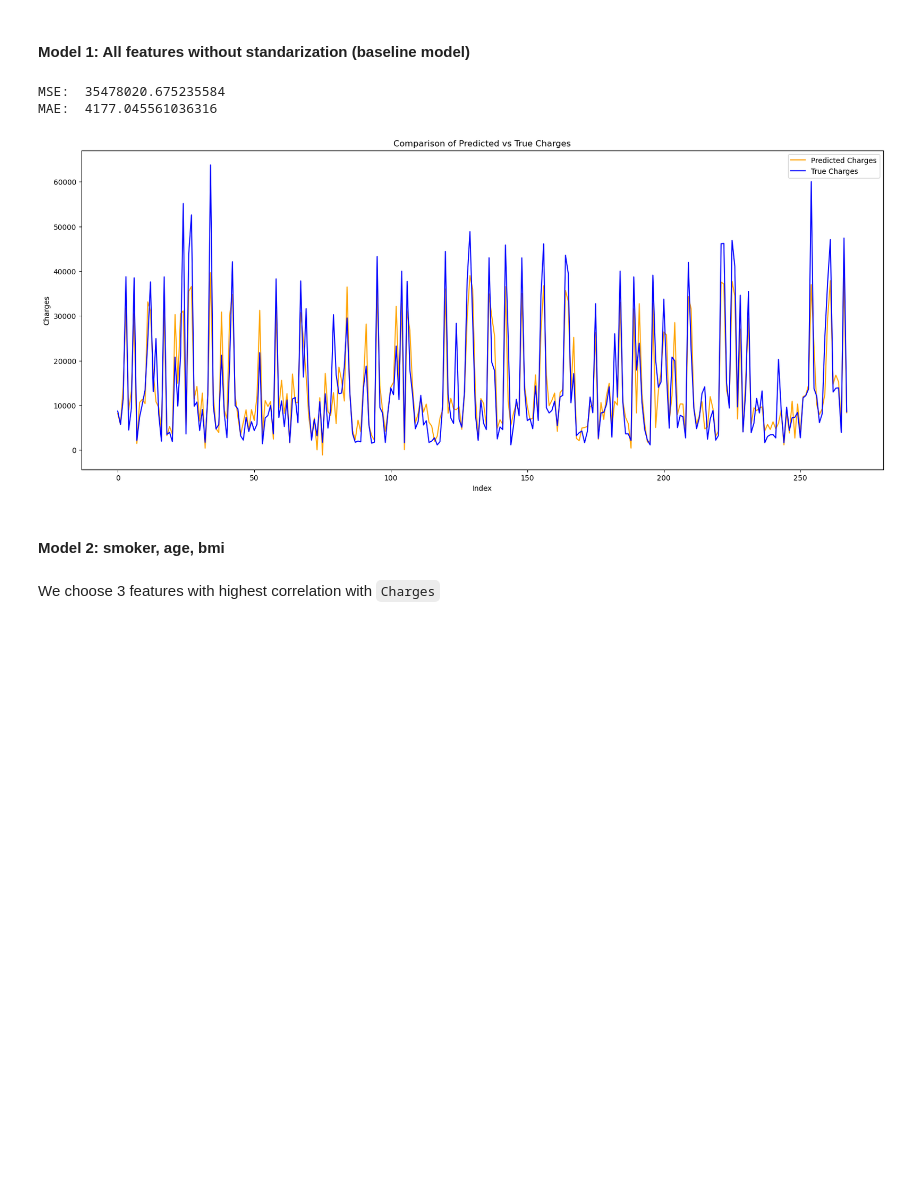
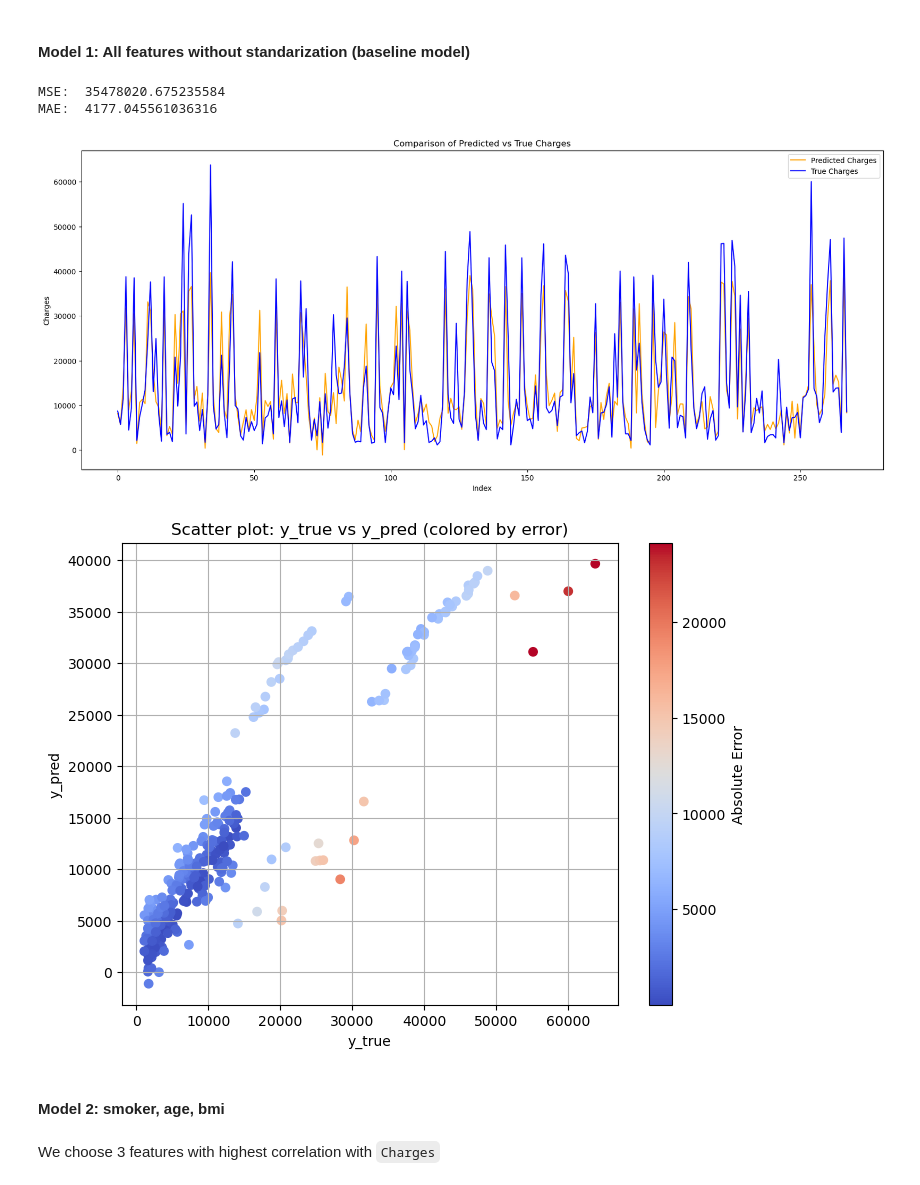
Before and after one commit to DinhXuanKhuong/Linear-Regression_Medical-Insurance-Cost-Prediction, a Jupyter notebook: finally_code.ipynb, the cells around one changed output. Saved outputs shown, nothing was run; the diff lists cells and outputs as text; code cells hidden in the pictures; blank space fills up the shorter version.

```diff
--- a/finally_code.ipynb
+++ b/finally_code.ipynb
@@ -116,22 +116,18 @@ def scatter_mean_regression(df, x_name, y_name, bins=10):
     plt.ylabel(y_name)
     plt.show()
 
-def add_bias(X):
-    """
-    Add a column of ones to the left side of a numpy matrix X.
 
-    Parameters:
-        X (np.ndarray): A 2D numpy array of shape (n_samples, n_features)
+def plot_scatter(y_true, y_pred):
+    error = np.abs(np.array(y_true) - np.array(y_pred))
 
-    Returns:
-        np.ndarray: New array with a column of ones added as the first column.
-    """
-    if X.ndim != 2:
-        raise ValueError("Input X must be a 2D numpy array.")
-
-    ones = np.ones((X.shape[0], 1))
-    X_new = np.hstack((ones, X))
-    return X_new
+    plt.figure(figsize=(8, 6))
+    scatter = plt.scatter(y_true, y_pred, c=error, cmap="coolwarm")
+    plt.xlabel("y_true")
+    plt.ylabel("y_pred")
+    plt.title("Scatter plot: y_true vs y_pred (colored by error)")
+    plt.colorbar(scatter, label="Absolute Error")
+    plt.grid(True)
+    plt.show()
 # %% [markdown]
 # 3. Exploratory Data Analysis (EDA)
 # %%
@@ -498,6 +494,10 @@ MAE:  4177.045561036316
 compare_output(y_predicted, y_test_numpy)
 # %% [output]
 [figure]
+# %%
+plot_scatter(y_test_numpy, y_predicted)
+# %% [output]
+[figure, added]
 # %% [markdown]
 #### Model 2: smoker, age, bmi
 # %% [markdown]
```
Also changed, not shown: parts of 17 cells of this notebook.
